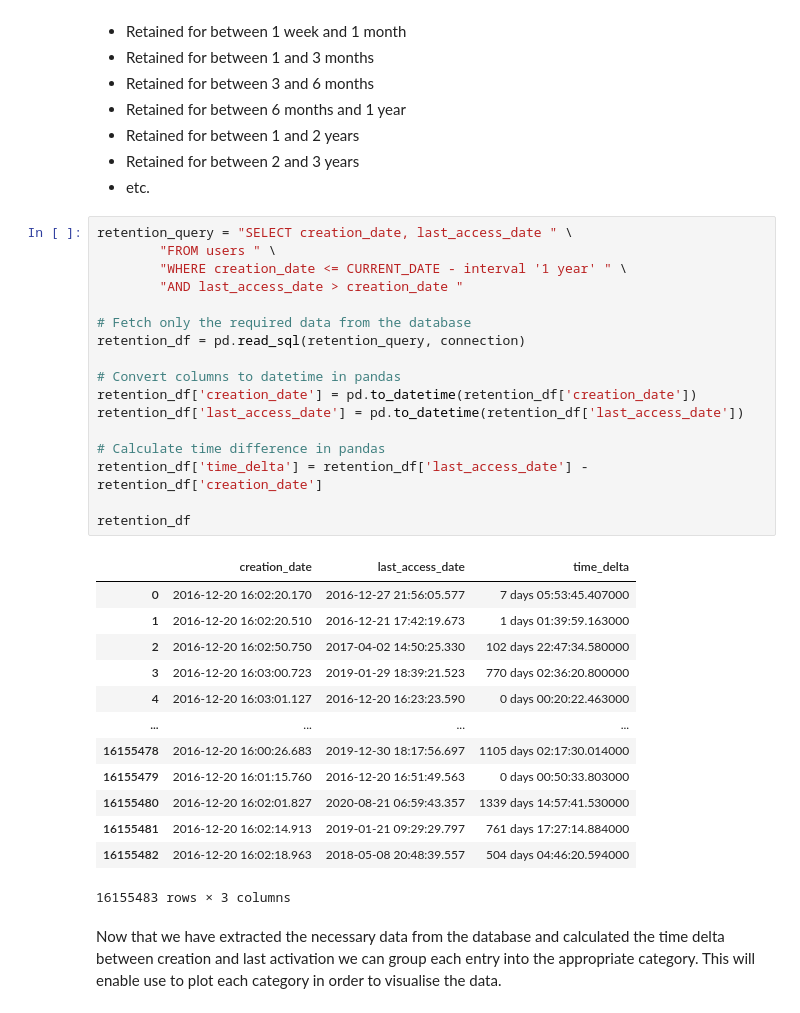
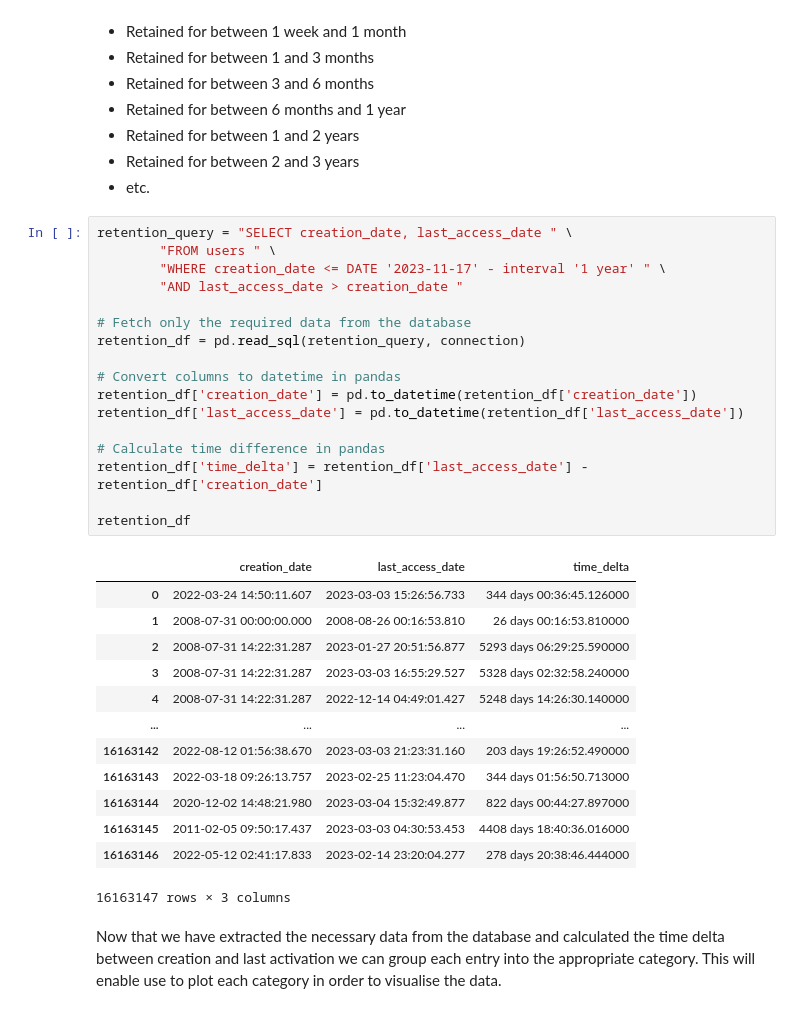
Before and after one commit to jdench1989/stack_overflow_analysis, a Jupyter notebook: SO_data_analysis.ipynb, the cells around one changed output. Drawn from its saved outputs; the diff is of its cells as text.

```diff
--- a/SO_data_analysis.ipynb
+++ b/SO_data_analysis.ipynb
@@ -225,34 +330,34 @@ In order to prevent a skew in the data caused by recently created accounts, I wi
 # %%
 retention_query = "SELECT creation_date, last_access_date " \
         "FROM users " \
-        "WHERE creation_date <= CURRENT_DATE - interval '1 year' " \
+        "WHERE creation_date <= DATE '2023-11-17' - interval '1 year' " \
         "AND last_access_date > creation_date "
 
 # Fetch only the required data from the database
 retention_df = pd.read_sql(retention_query, connection)
 
 # Convert columns to datetime in pandas
 retention_df['creation_date'] = pd.to_datetime(retention_df['creation_date'])
 retention_df['last_access_date'] = pd.to_datetime(retention_df['last_access_date'])
 
 # Calculate time difference in pandas
 retention_df['time_delta'] = retention_df['last_access_date'] - retention_df['creation_date']
 
 retention_df
 # %% [output]
 |  | creation_date | last_access_date | time_delta |
-| 0 | 2016-12-20 16:02:20.170 | 2016-12-27 21:56:05.577 | 7 days 05:53:45.407000 |
-| 1 | 2016-12-20 16:02:20.510 | 2016-12-21 17:42:19.673 | 1 days 01:39:59.163000 |
-| 2 | 2016-12-20 16:02:50.750 | 2017-04-02 14:50:25.330 | 102 days 22:47:34.580000 |
-| 3 | 2016-12-20 16:03:00.723 | 2019-01-29 18:39:21.523 | 770 days 02:36:20.800000 |
-| 4 | 2016-12-20 16:03:01.127 | 2016-12-20 16:23:23.590 | 0 days 00:20:22.463000 |
+| 0 | 2022-03-24 14:50:11.607 | 2023-03-03 15:26:56.733 | 344 days 00:36:45.126000 |
+| 1 | 2008-07-31 00:00:00.000 | 2008-08-26 00:16:53.810 | 26 days 00:16:53.810000 |
+| 2 | 2008-07-31 14:22:31.287 | 2023-01-27 20:51:56.877 | 5293 days 06:29:25.590000 |
+| 3 | 2008-07-31 14:22:31.287 | 2023-03-03 16:55:29.527 | 5328 days 02:32:58.240000 |
+| 4 | 2008-07-31 14:22:31.287 | 2022-12-14 04:49:01.427 | 5248 days 14:26:30.140000 |
 | ... | ... | ... | ... |
-| 16155478 | 2016-12-20 16:00:26.683 | 2019-12-30 18:17:56.697 | 1105 days 02:17:30.014000 |
-| 16155479 | 2016-12-20 16:01:15.760 | 2016-12-20 16:51:49.563 | 0 days 00:50:33.803000 |
-| 16155480 | 2016-12-20 16:02:01.827 | 2020-08-21 06:59:43.357 | 1339 days 14:57:41.530000 |
-| 16155481 | 2016-12-20 16:02:14.913 | 2019-01-21 09:29:29.797 | 761 days 17:27:14.884000 |
-| 16155482 | 2016-12-20 16:02:18.963 | 2018-05-08 20:48:39.557 | 504 days 04:46:20.594000 |
+| 16163142 | 2022-08-12 01:56:38.670 | 2023-03-03 21:23:31.160 | 203 days 19:26:52.490000 |
+| 16163143 | 2022-03-18 09:26:13.757 | 2023-02-25 11:23:04.470 | 344 days 01:56:50.713000 |
+| 16163144 | 2020-12-02 14:48:21.980 | 2023-03-04 15:32:49.877 | 822 days 00:44:27.897000 |
+| 16163145 | 2011-02-05 09:50:17.437 | 2023-03-03 04:30:53.453 | 4408 days 18:40:36.016000 |
+| 16163146 | 2022-05-12 02:41:17.833 | 2023-02-14 23:20:04.277 | 278 days 20:38:46.444000 |
-16155483 rows × 3 columns
+16163147 rows × 3 columns
 # %% [markdown]
 Now that we have extracted the necessary data from the database and calculated the time delta between creation and last activation we can group each entry into the appropriate category. This will enable use to plot each category in order to visualise the data.
 # %%
```
Also changed, not shown: parts of 18 cells of this notebook.
